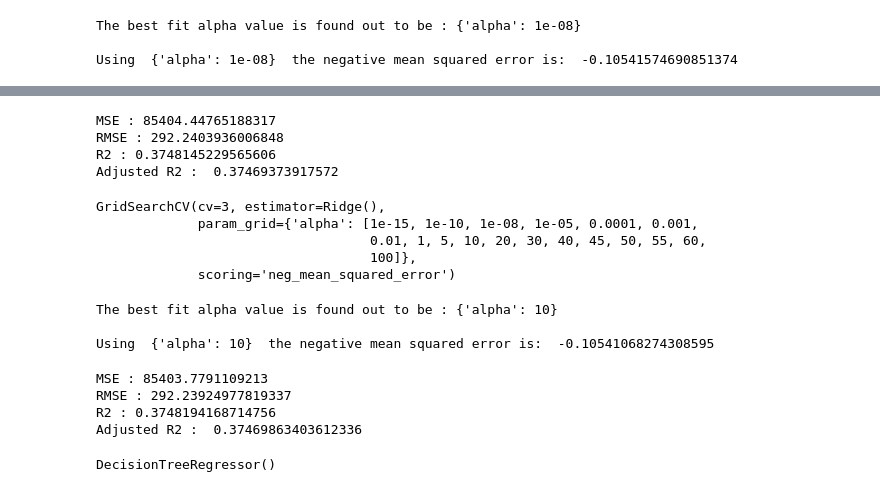
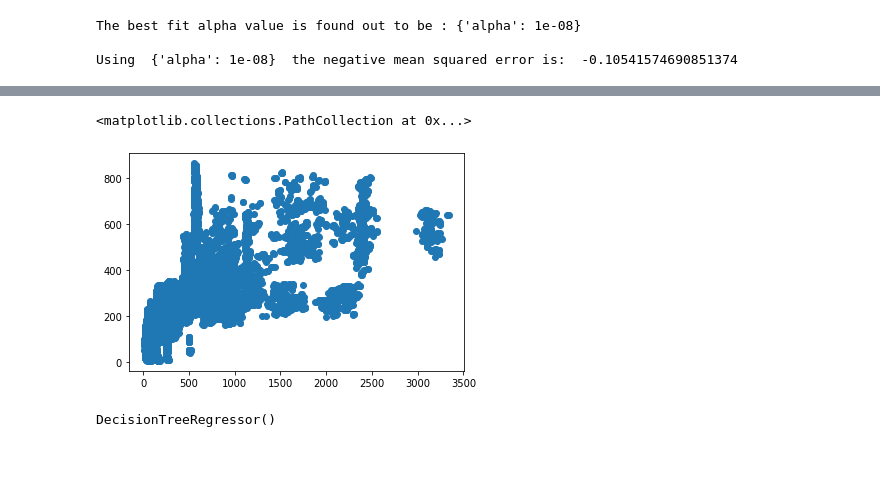
Before and after one commit to Roy-Subhankar/SGEMM-GPU-Kernel-Performance, a Jupyter notebook: Subhankar_Roy_SGEMM_GPU_Kernel_Performance_Capstone_Project.ipynb, the cells around one changed output, grey strips where cells are left out. Cells and saved outputs as stored; diff of their text form; code cells hidden in the pictures; blank space fills up the shorter version.

```diff
--- a/Subhankar_Roy_SGEMM_GPU_Kernel_Performance_Capstone_Project.ipynb
+++ b/Subhankar_Roy_SGEMM_GPU_Kernel_Performance_Capstone_Project.ipynb
@@ -336,34 +339,0 @@ plt.show()
-# %%
-MSE  = mean_squared_error(10**(y_test), 10**(y_pred_lasso))
-print("MSE :" , MSE)
-
-RMSE = np.sqrt(MSE)
-print("RMSE :" ,RMSE)
-
-r2 = r2_score(10**(y_test), 10**(y_pred_lasso))
-print("R2 :" ,r2)
-print("Adjusted R2 : ",1-(1-r2_score(10**(y_test), 10**(y_pred_lasso)))*((X_test.shape[0]-1)/(X_test.shape[0]-X_test.shape[1]-1)))
-# %% [output]
-MSE : 85404.44765188317
-RMSE : 292.2403936006848
-R2 : 0.3748145229565606
-Adjusted R2 :  0.37469373917572
-# %%
-from sklearn.linear_model import Ridge
-ridge = Ridge()
-parameters = {'alpha': [1e-15,1e-10,1e-8,1e-5,1e-4,1e-3,1e-2,1,5,10,20,30,40,45,50,55,60,100]}
-ridge_regressor = GridSearchCV(ridge, parameters, scoring='neg_mean_squared_error', cv=3)
-ridge_regressor.fit(X_train,y_train)
-# %% [output]
-GridSearchCV(cv=3, estimator=Ridge(),
-             param_grid={'alpha': [1e-15, 1e-10, 1e-08, 1e-05, 0.0001, 0.001,
-                                   0.01, 1, 5, 10, 20, 30, 40, 45, 50, 55, 60,
-                                   100]},
-             scoring='neg_mean_squared_error')
-# %%
-print("The best fit alpha value is found out to be :" ,ridge_regressor.best_params_)
-print("\nUsing ",ridge_regressor.best_params_, " the negative mean squared error is: ", ridge_regressor.best_score_)
-# %% [output]
-The best fit alpha value is found out to be : {'alpha': 10}
-
-Using  {'alpha': 10}  the negative mean squared error is:  -0.10541068274308595
@@ -372,18 +340,8 @@ y_pred_ridge = ridge_regressor.predict(X_test)
-# %%
-MSE  = mean_squared_error(10**(y_test), 10**(y_pred_ridge))
-print("MSE :" , MSE)
-
-RMSE = np.sqrt(MSE)
-print("RMSE :" ,RMSE)
-
-r2 = r2_score(10**(y_test), 10**(y_pred_ridge))
-print("R2 :" ,r2)
-print("Adjusted R2 : ",1-(1-r2_score(10**(y_test), 10**(y_pred_ridge)))*((X_test.shape[0]-1)/(X_test.shape[0]-X_test.shape[1]-1)))
-# %% [output]
-MSE : 85403.7791109213
-RMSE : 292.23924977819337
-R2 : 0.3748194168714756
-Adjusted R2 :  0.37469863403612336
+# %%
+plt.scatter(np.array(10**(y_test)),10**(y_pred))
+# %% [output]
+<matplotlib.collections.PathCollection at 0x...>
+[figure, added]
 # %%
 from sklearn.tree import DecisionTreeRegressor
 tree = DecisionTreeRegressor()
```
Also changed, not shown: parts of 21 cells of this notebook.
